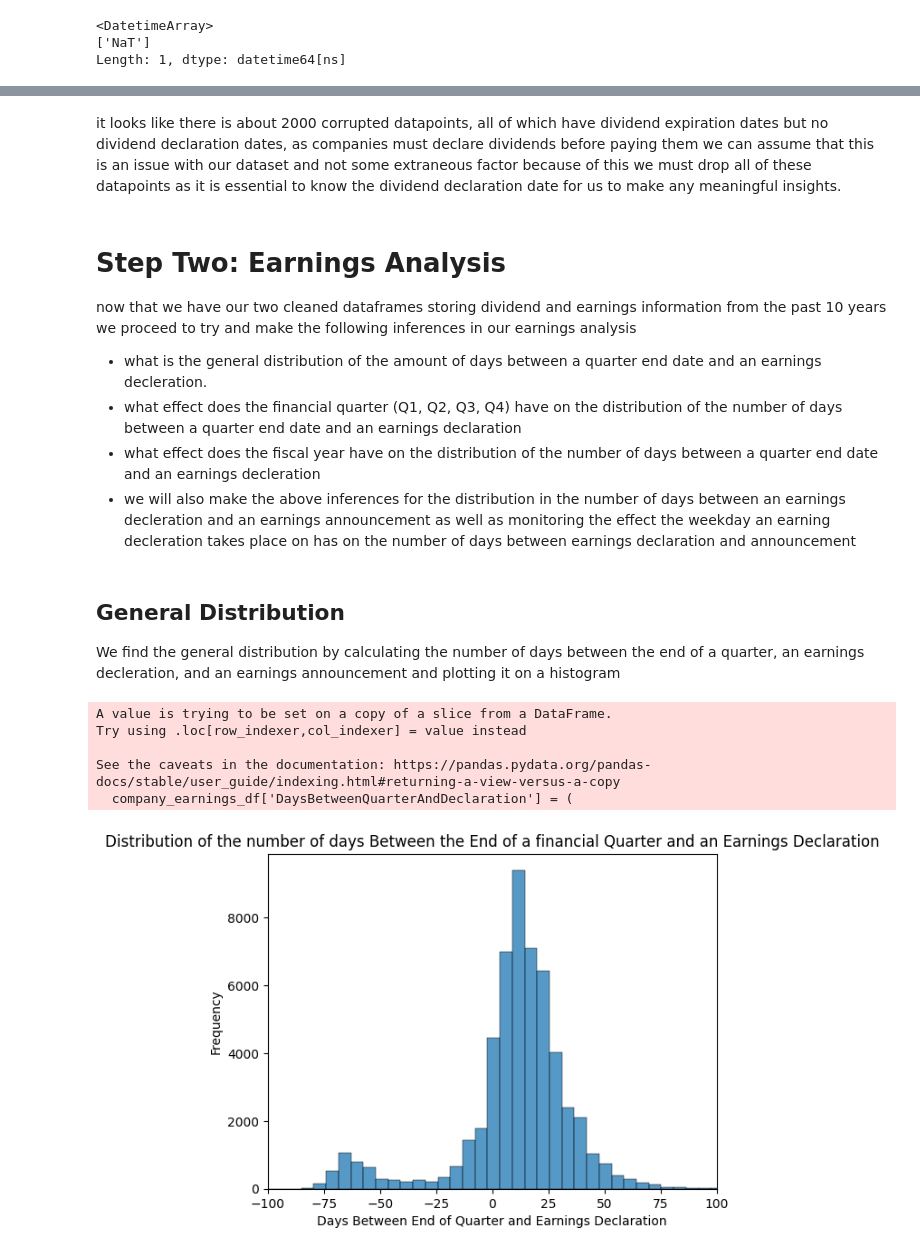
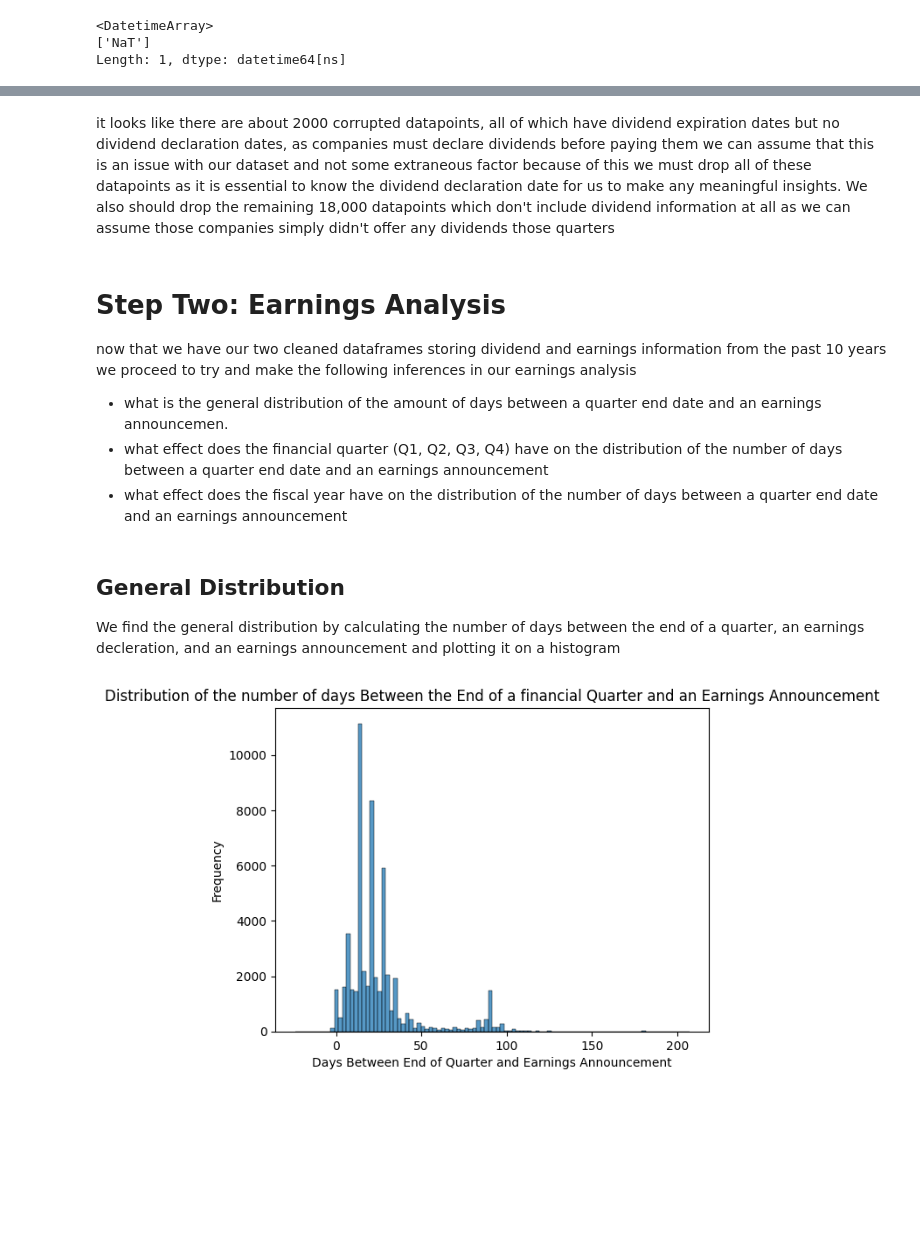
Before and after one commit to Barak-Horowitz/Walleye-Capital-Case-Study, a Jupyter notebook: dividendPrediction.ipynb, the cells around one changed output, grey strips where cells are left out. Saved outputs shown, nothing was run; the diff lists cells and outputs as text; code cells hidden in the pictures; blank space fills up the shorter version.

```diff
--- a/dividendPrediction.ipynb
+++ b/dividendPrediction.ipynb
@@ -124,0 +146,3 @@ future_fiscal_year_df.head()
+# %%
+company_financial_releases_df['FiscalYear'] = company_financial_releases_df['QuarterEndDate'].apply(standardize_year)
+company_financial_releases_df['FiscalYear'].unique()
@@ -157,3 +159,0 @@ def create_quarter(date_in):
-# %%
-new_company_financial_releases_df['FiscalYear'] = new_company_financial_releases_df['QuarterEndDate'].apply(standardize_year)
-new_company_financial_releases_df['FiscalYear'].unique()
@@ -165,3 +159,0 @@ We now no longer have any maligned data where the fiscal year doesn't match the
-# %%
-new_company_financial_releases_df['Quarter'] = new_company_financial_releases_df['QuarterEndDate'].apply(create_quarter)
-new_company_financial_releases_df['Quarter'].unique()
@@ -219,42 +209,31 @@ corrupted_earnings_df.describe()
 | max | 2024.000000 | 2024-03-31 00:00:00 | 2024-05-10 00:00:00 | 2024-05-28 00:00:00 | NaT | ... |
 | std | 2.239128 | NaN | NaN | NaN | NaN | ... |
 # %% [markdown]
-it looks like there is about 2000 corrupted datapoints, all of which have dividend expiration dates but no dividend declaration dates, as companies must declare dividends before paying them we can assume that this is an issue with our dataset and not some extraneous factor because of this we must drop all of these datapoints as it is essential to know the dividend declaration date for us to make any meaningful insights.
+it looks like there are about 2000 corrupted datapoints, all of which have dividend expiration dates but no dividend declaration dates, as companies must declare dividends before paying them we can assume that this is an issue with our dataset and not some extraneous factor because of this we must drop all of these datapoints as it is essential to know the dividend declaration date for us to make any meaningful insights. We also should drop the remaining 18,000 datapoints which don't include dividend information at all as we can assume those companies simply didn't offer any dividends those quarters
 # %%
 cleaned_dividend_df = new_company_financial_releases_df.dropna()
 # %% [markdown]
 # Step Two: Earnings Analysis
 now that we have our two cleaned dataframes storing dividend and earnings information from the past 10 years we proceed to try and make the following inferences in our earnings analysis
-* what is the general distribution of the amount of days between a quarter end date and an earnings decleration.
-* what effect does the financial quarter (Q1, Q2, Q3, Q4) have on the distribution of the number of days between a quarter end date and an earnings declaration
-* what effect does the fiscal year have on the distribution of the number of days between a quarter end date and an earnings decleration
-* we will also make the above inferences for the distribution in the number of days between an earnings decleration and an earnings announcement as well as monitoring the effect the weekday an earning decleration takes place on has on the number of days between earnings declaration and announcement
+* what is the general distribution of the amount of days between a quarter end date and an earnings announcemen.
+* what effect does the financial quarter (Q1, Q2, Q3, Q4) have on the distribution of the number of days between a quarter end date and an earnings announcement
+* what effect does the fiscal year have on the distribution of the number of days between a quarter end date and an earnings announcement
 # %% [markdown]
 ## General Distribution
 We find the general distribution by calculating the number of days between the end of a quarter, an earnings decleration, and an earnings announcement and plotting it on a histogram
 # %%
-# calculation of number of days between end of quarter and earnings declaration
-company_earnings_df['DaysBetweenQuarterAndDeclaration'] = (
-    company_earnings_df['EarningsDeclarationDate'] - company_earnings_df['QuarterEndDate']
-).dt.days
-# calculation of number of days between earnings declaration and earnings announcement
-company_earnings_df['DaysBetweenDeclarationAndAnnouncement'] = (
+# calculation of number of days between end of quarter and earnings announcement
+company_earnings_df['DaysBetweenQuarterAndAnnouncement'] = (
     company_earnings_df['EarningsAnnouncementDate'] - company_earnings_df['EarningsDeclarationDate']
 ).dt.days
 
 # histogram displaying distribution of days between end of quarter and earnings declaration
 num_bins = 100
-sns.histplot(data=company_earnings_df, x="DaysBetweenQuarterAndDeclaration", bins=num_bins)
-plt.xlabel("Days Between End of Quarter and Earnings Declaration")
-plt.xlim(-100,100)
+sns.histplot(data=company_earnings_df, x="DaysBetweenQuarterAndAnnouncement", bins=num_bins)
+plt.xlabel("Days Between End of Quarter and Earnings Announcement")
 plt.ylabel("Frequency")
-plt.title("Distribution of the number of days Between the End of a financial Quarter and an Earnings Declaration")
+plt.title("Distribution of the number of days Between the End of a financial Quarter and an Earnings Announcement")
 plt.show()
 # %% [output]
-A value is trying to be set on a copy of a slice from a DataFrame.
-Try using .loc[row_indexer,col_indexer] = value instead
-
-See the caveats in the documentation: https://pandas.pydata.org/pandas-docs/stable/user_guide/indexing.html#returning-a-view-versus-a-copy
-  company_earnings_df['DaysBetweenQuarterAndDeclaration'] = (
-[figure, old version]
+[figure, new version]
 # %% [markdown]
```
Also changed, not shown: parts of 27 cells of this notebook.
